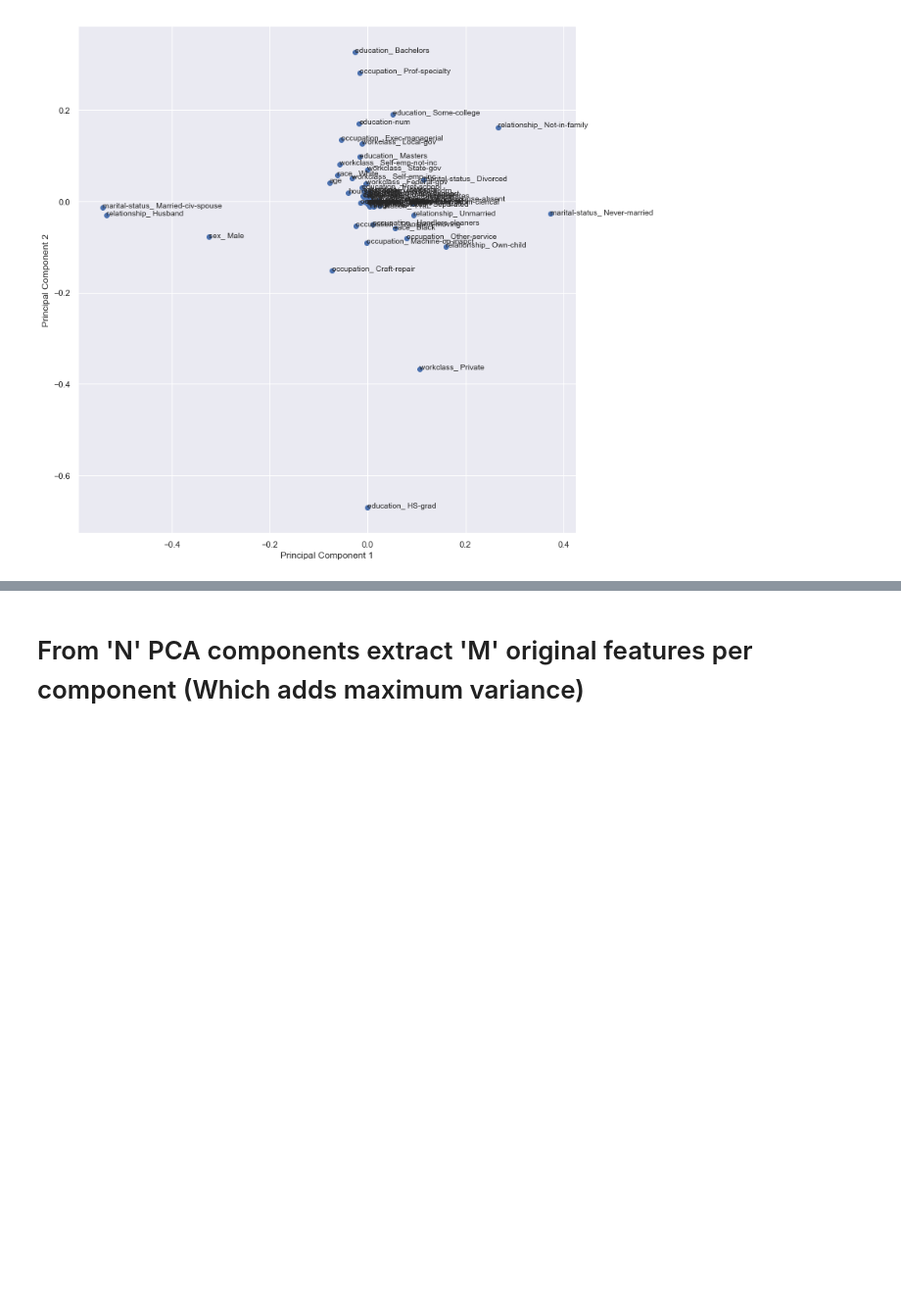
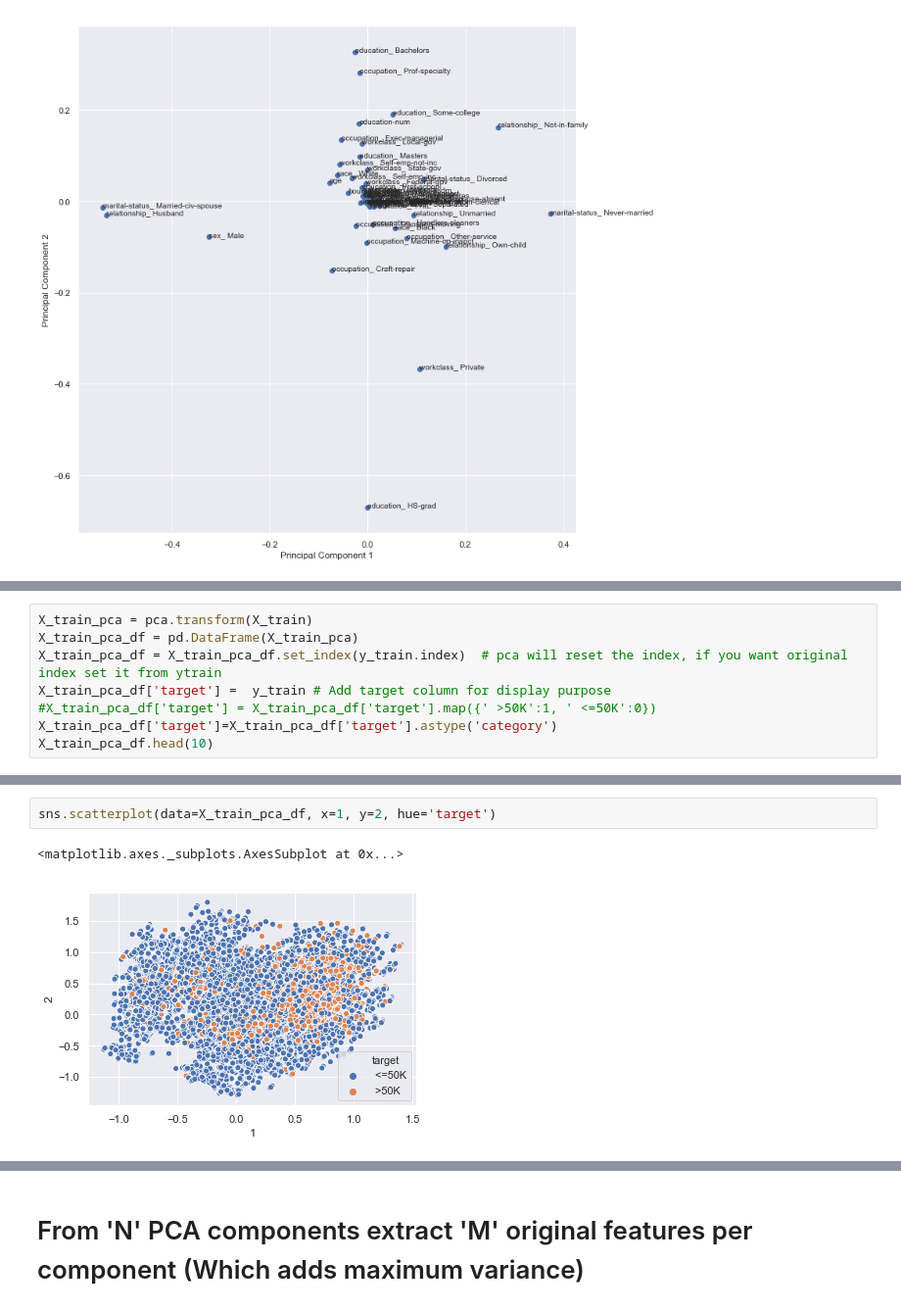
Before and after one commit to KeshavShetty/Complete-Guides, a Jupyter notebook: Binary Classification/Adult Income/2. (ii) PCA.ipynb, the cells around one changed output, grey strips where cells are left out. Shown at 98% size. Drawn from its saved outputs; the diff is of its cells as text; blank space fills up the shorter version.

```diff
--- a/Binary Classification/Adult Income/2. (ii) PCA.ipynb
+++ b/Binary Classification/Adult Income/2. (ii) PCA.ipynb
@@ -95,0 +98,8 @@ plt.show()
+# %%
+X_train_pca = pca.transform(X_train)
+X_train_pca_df = pd.DataFrame(X_train_pca)
+X_train_pca_df = X_train_pca_df.set_index(y_train.index)  # pca will reset the index, if you want original index set it from ytrain
+X_train_pca_df['target'] =  y_train # Add target column for display purpose
+#X_train_pca_df['target'] = X_train_pca_df['target'].map({' >50K':1, ' <=50K':0})
+X_train_pca_df['target']=X_train_pca_df['target'].astype('category')
+X_train_pca_df.head(10)
@@ -95,0 +118,5 @@ plt.show()
+# %%
+sns.scatterplot(data=X_train_pca_df, x=1, y=2, hue='target')
+# %% [output]
+<matplotlib.axes._subplots.AxesSubplot at 0x...>
+[figure, added]
```
Also changed, not shown: parts of 5 cells of this notebook, 11 other files.
